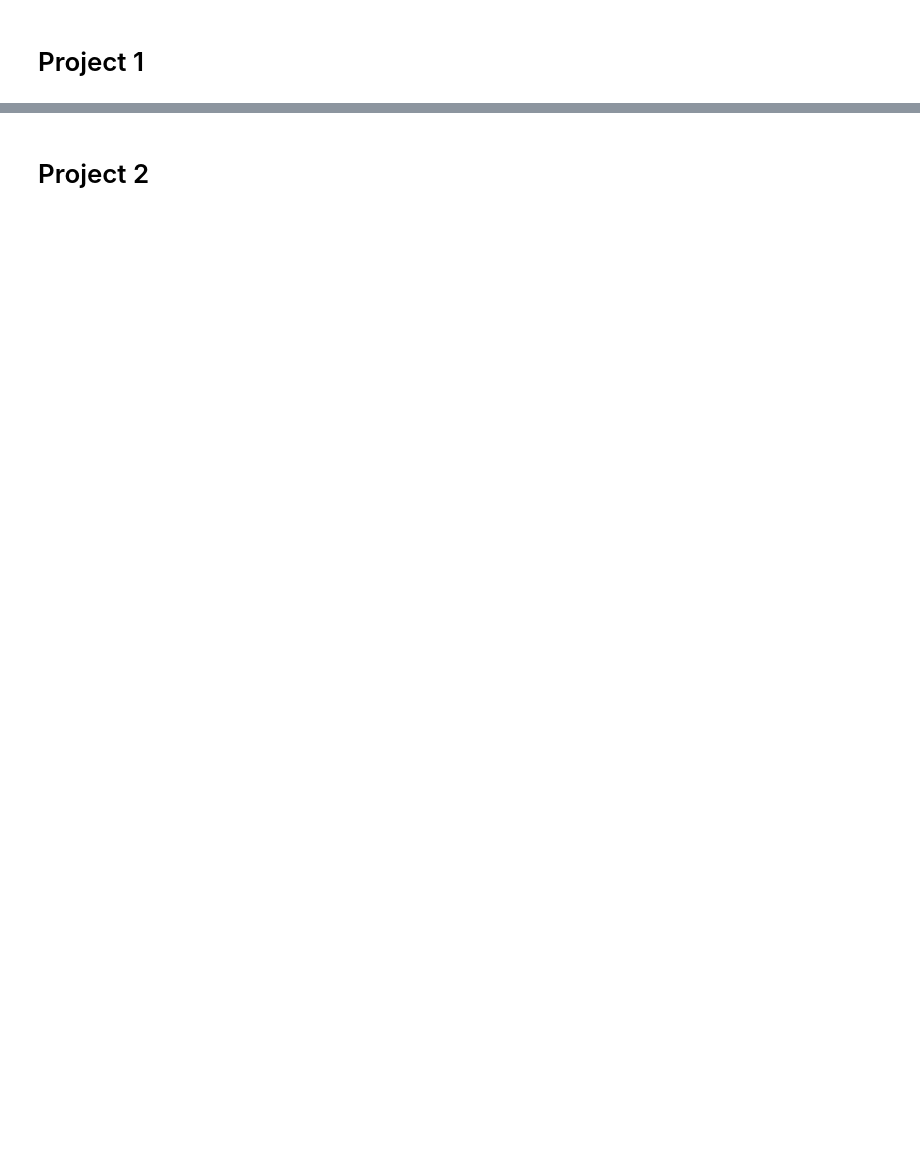
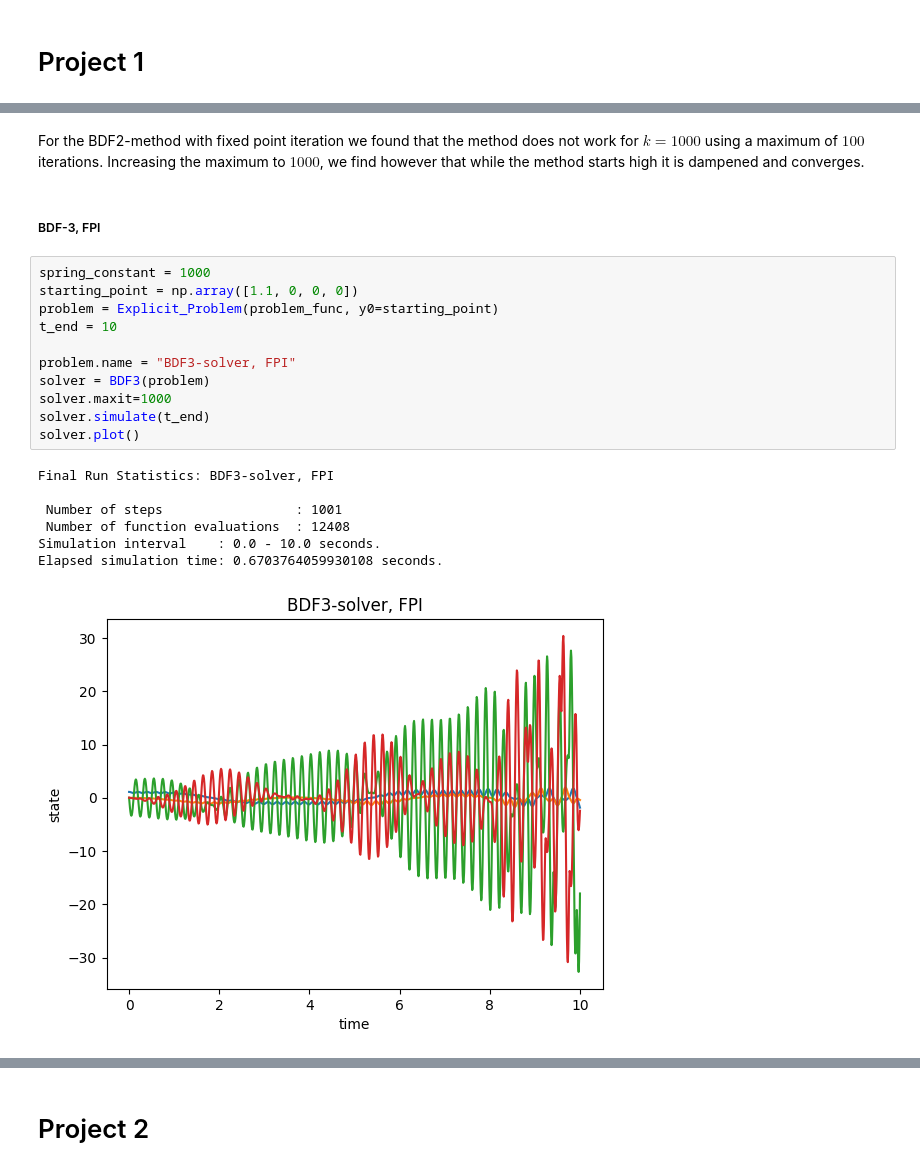
Before and after one commit to mudthomas/NUMN26, a Jupyter notebook: Presentation/presentation.ipynb, the cells around one changed output, grey strips where cells are left out. Cells and saved outputs as stored; diff of their text form; blank space fills up the shorter version.

```diff
--- a/Presentation/presentation.ipynb
+++ b/Presentation/presentation.ipynb
@@ -2,0 +451,23 @@
+# %% [markdown]
+For the BDF2-method with fixed point iteration we found that the method does not work for $k=1000$ using a maximum of $100$ iterations. Increasing the maximum to $1000$, we find however that while the method starts high it is dampened and converges.
+# %% [markdown]
+##### BDF-3, FPI
+# %%
+spring_constant = 1000
+starting_point = np.array([1.1, 0, 0, 0])
+problem = Explicit_Problem(problem_func, y0=starting_point)
+t_end = 10
+
+problem.name = "BDF3-solver, FPI"
+solver = BDF3(problem)
+solver.maxit=1000
+solver.simulate(t_end)
+solver.plot()
+# %% [output]
+Final Run Statistics: BDF3-solver, FPI
+
+ Number of steps                 : 1001
+ Number of function evaluations  : 12408
+Simulation interval    : 0.0 - 10.0 seconds.
+Elapsed simulation time: 0.6703764059930108 seconds.
+[figure, added]
```
Also changed, not shown: parts of 59 cells of this notebook.
